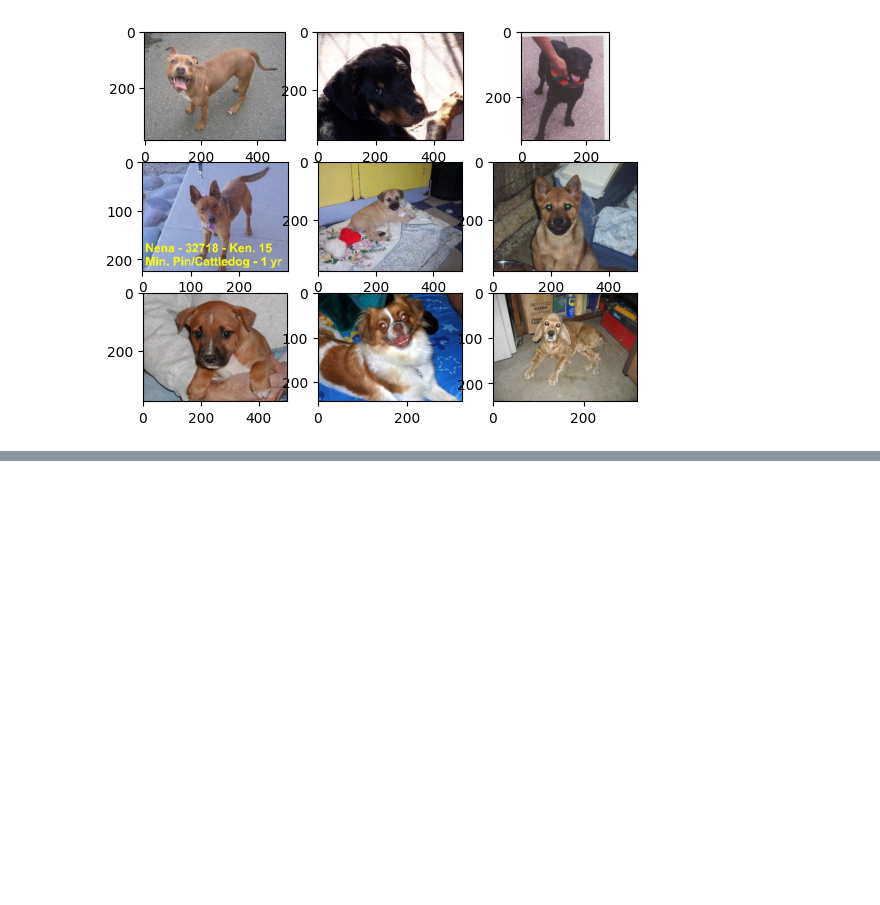
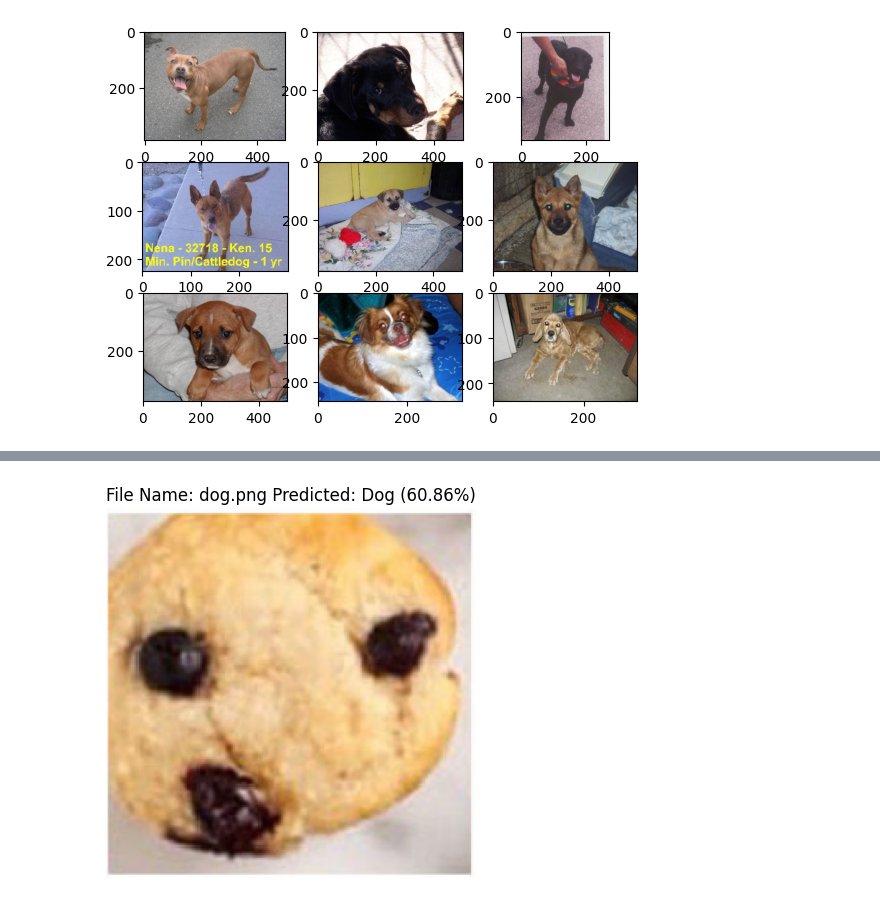
Before and after one commit to AdrianDanao/Python-Projects, a Jupyter notebook: Computer Vision/Cat Dog/mp.ipynb, the cells around one changed output, grey strips where cells are left out. Saved outputs shown, nothing was run; the diff lists cells and outputs as text; code cells hidden in the pictures; blank space fills up the shorter version.

```diff
--- a/Computer Vision/Cat Dog/mp.ipynb
+++ b/Computer Vision/Cat Dog/mp.ipynb
@@ -126,22 +160,46 @@ for labeldir in labeldirs:
 # %%
+# Load And Prepare Image
 def load_image(filename):
+  # Load Image
   img = load_img(filename, target_size=(224, 224))
 
+  # Convert To Array
   img = img_to_array(img)
 
+  # Reshape Into A Single Sample With 3 Channels
   img = img.reshape(1, 224, 224, 3)
 
+  # Center Pixel Data
   img = img.astype('float32')
   img = img - [123.68, 116.779, 103.939]
   return img
 
-def run_example():
-  img = load_image("cat.jpg")
+# Run Example
+def run_example(filename):
+  # Load Image
+  img = load_image(filename)
+  # Load Model
+  model = load_model('final_model.keras')
+  # Predict The Class
+  result = model.predict(img)
 
-  model = load_model('final_model.h5')
+  # Print Result
+  categories = ["Dog", "Cat"]
+  predicted_class = np.argmax(result[0])
+  predicted_label = categories[predicted_class]
+  predicted_percentage = result[0][predicted_class] * 100
 
-  result = model.predict(img)
-  print(result[0])
+  if predicted_percentage > 50:
+    predicted_label = categories[predicted_class]
+  else:
+    predicted_label = "Cat"
 
-run_example()
+  # Display Image
+  original_img = load_img(filename, target_size=(224, 224))
+  plt.imshow(original_img)
+  plt.title(f"File Name: {filename.split("/")[-1]} Predicted: {predicted_label} ({predicted_percentage:.2f}%)")
+  plt.axis('off')
+  plt.show()
+
+run_example("dog.png")
 # %% [output]
@@ -150,0 +207 @@ WARNING:absl:Compiled the loaded model, but the compiled metrics have yet to be
+[figure, added]
```
Also changed, not shown: parts of 6 cells of this notebook, 6 other files.
